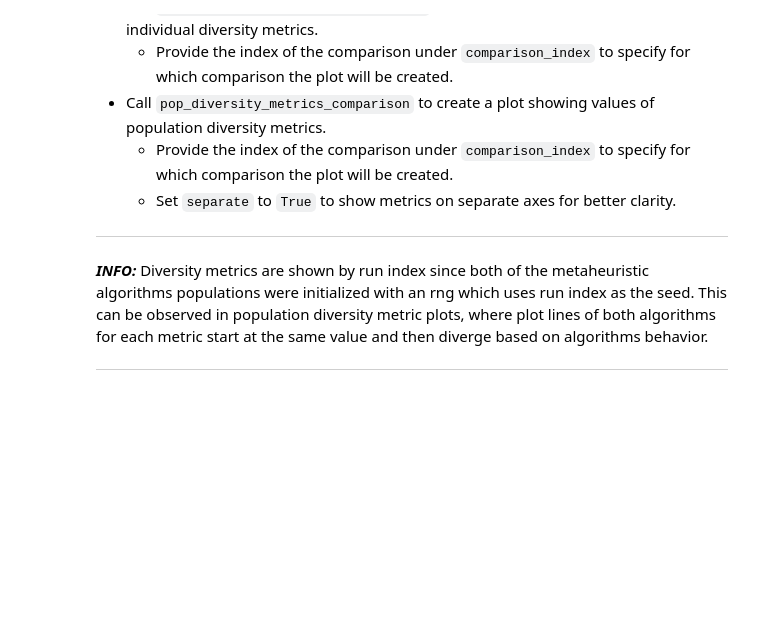
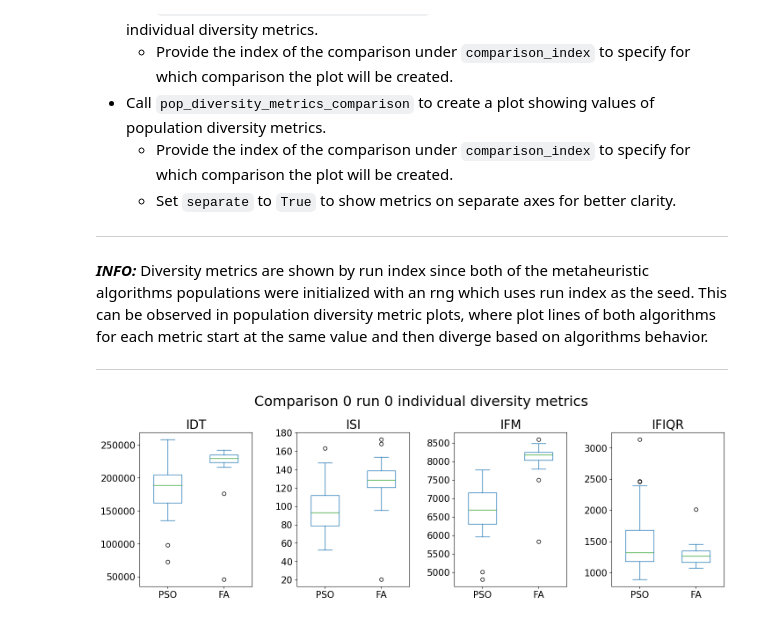
Before and after one commit to hozjan/metaheuristics-similarity-analyzer, a Jupyter notebook: examples/metaheuristics_similarity_analysis.ipynb, the cells around one changed output. Drawn from its saved outputs; the diff is of its cells as text; code cells hidden in the pictures; blank space fills up the shorter version.

```diff
--- a/examples/metaheuristics_similarity_analysis.ipynb
+++ b/examples/metaheuristics_similarity_analysis.ipynb
@@ -237,5 +281,7 @@ Plots showing diversity metrics can be created:
 
 ---
 # %%
-imported_msa.indiv_diversity_metrics_comparison(comparison_index=0, run_index=0)
+imported_mhsa.indiv_diversity_metrics_comparison(comparison_index=0, run_index=0)
+# %% [output]
+[figure, added]
 # %%
```
Also changed, not shown: parts of 15 cells of this notebook, 39 other files.
